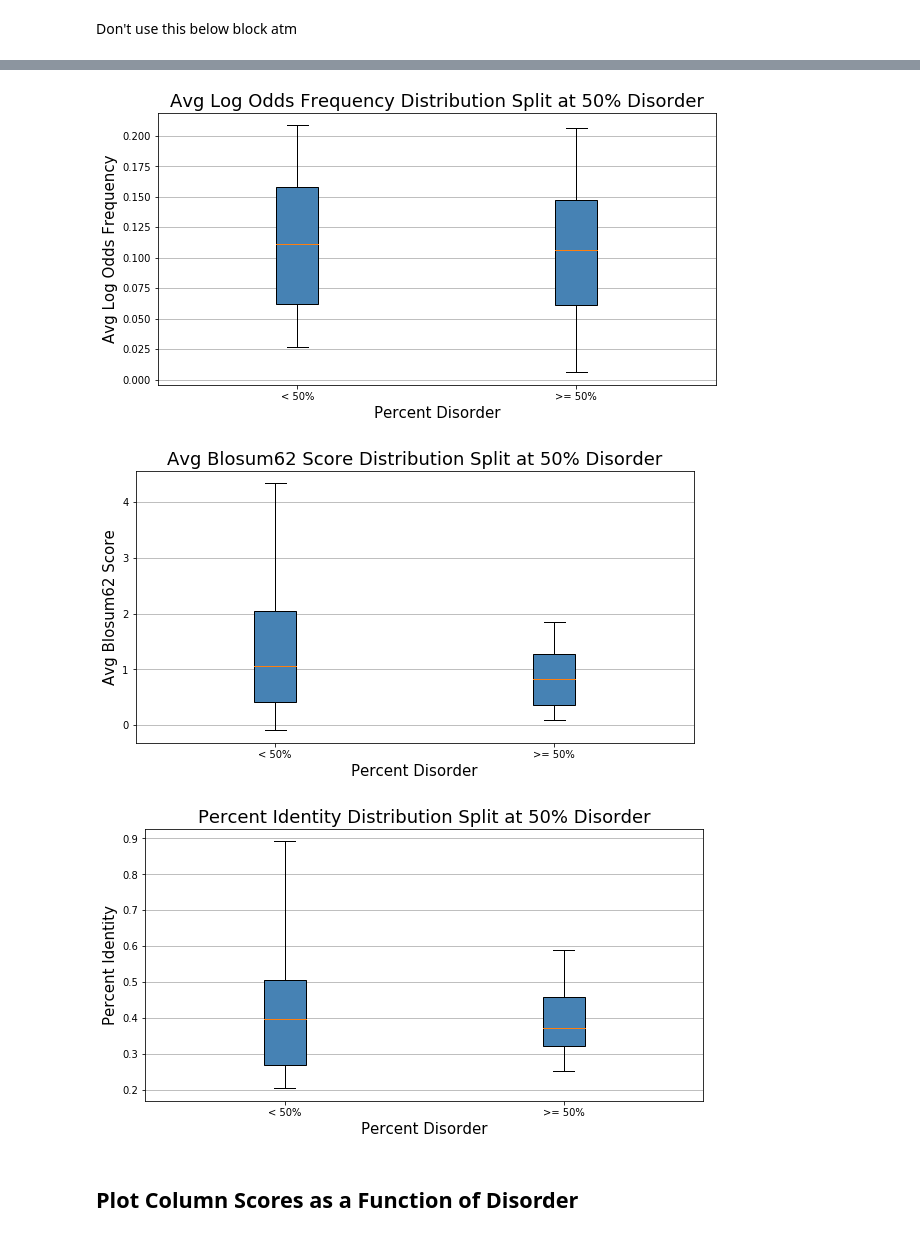
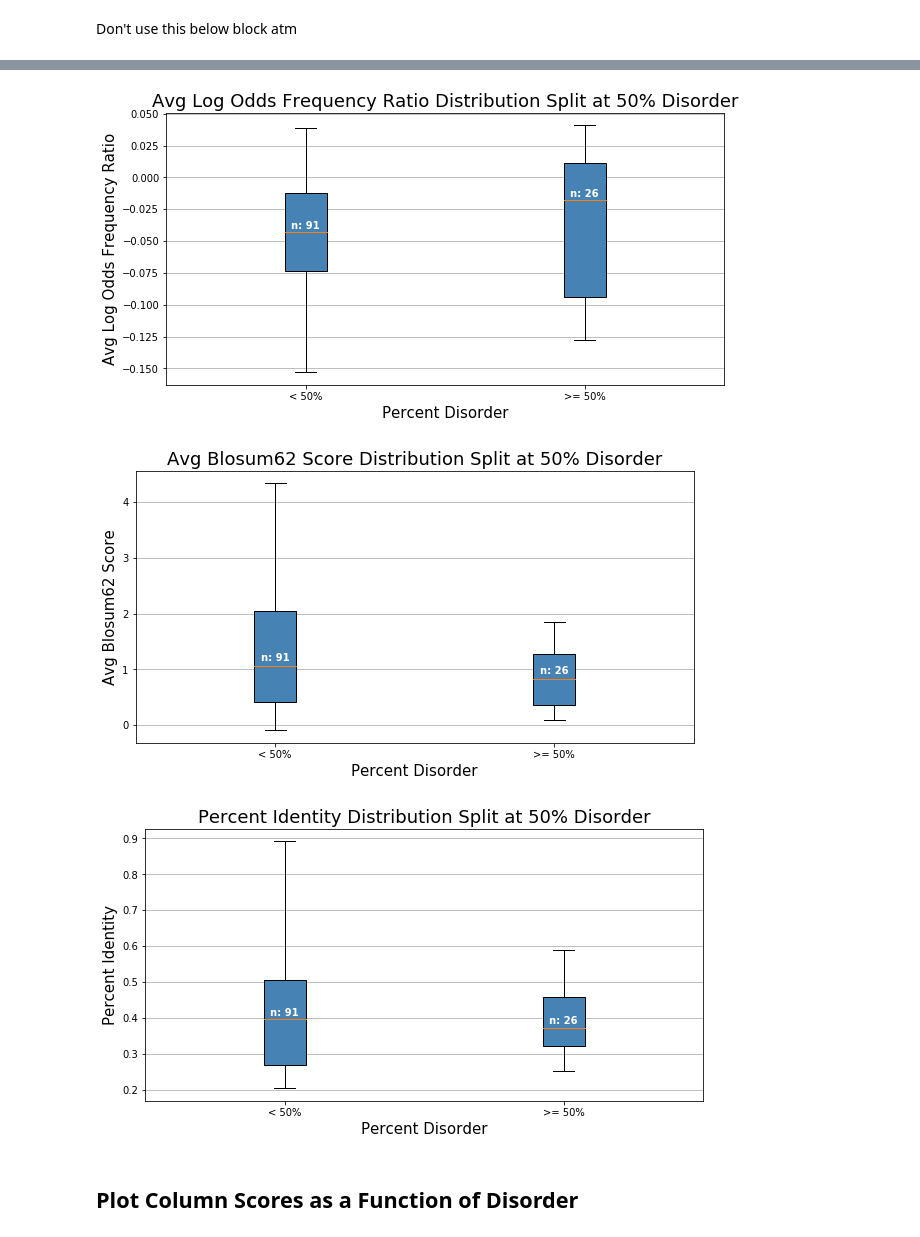
Before and after one commit to Fritos121/Codon-Usage-IDRs, a Jupyter notebook: plot_columns_P0A850.ipynb, the cells around one changed output, grey strips where cells are left out. Drawn from its saved outputs; the diff is of its cells as text; code cells hidden in the pictures.

```diff
--- a/plot_columns_P0A850.ipynb
+++ b/plot_columns_P0A850.ipynb
@@ -11,7 +11,7 @@ import warnings
 # remove to see copy warning in second box
 warnings.filterwarnings("ignore", module="pandas")
 
-in_fh = r"D:\Orthologs\Ortholog_Codon_Dist\PTHR30560\P0A850_ortholog_msa_scores3.data"
+in_fh = r"D:\Orthologs\Ortholog_Codon_Dist\PTHR30560\P0A850_ortholog_msa_scores2.data"
 
 df = pd.read_csv(in_fh)
 # %%
@@ -410,9 +383,9 @@ ax2.boxplot([df_clean_dis1["Avg Expected Frequency Score"], df_clean_dis2["Avg E
 ax2.set(title="Avg Expected Frequency Score")
 
 
-ax3.boxplot([df_clean_dis1["Avg Frequency Score Ratio"], df_clean_dis2["Avg Frequency Score Ratio"]], whis=[5, 95], showfliers=False,
+ax3.boxplot([df_clean_dis1["Log Avg Frequency Score Ratio"], df_clean_dis2["Log Avg Frequency Score Ratio"]], whis=[5, 95], showfliers=False,
                       patch_artist=True, boxprops=dict(facecolor=color, color="black"))
-ax3.set(title="Avg Frequency Score Ratio")
+ax3.set(title="Log Avg Frequency Score Ratio")
 
 ax4.boxplot([df_clean_dis1["Avg Frequency Ratio"], df_clean_dis2["Avg Frequency Ratio"]], whis=[5, 95], showfliers=False,
                       patch_artist=True, boxprops=dict(facecolor=color, color="black"))
@@ -420,9 +393,9 @@ ax4.set(title="Avg Frequency Ratio")
 
 
 
-ax5.boxplot([df_clean_dis1["Avg Log Odds Frequency"], df_clean_dis2["Avg Log Odds Frequency"]], whis=[5, 95], showfliers=False,
+ax5.boxplot([df_clean_dis1["Avg Log Odds Frequency Ratio"], df_clean_dis2["Avg Log Odds Frequency Ratio"]], whis=[5, 95], showfliers=False,
                       patch_artist=True, boxprops=dict(facecolor=color, color="black"))
-ax5.set(title="Avg Log Odds Frequency")
+ax5.set(title="Avg Log Odds Frequency Ratio")
 
 
 
@@ -440,17 +413,6 @@ for ax in fig.axes:
     ax.xaxis.set_tick_params(labelbottom=True)
     ax.grid(True, axis='y')
 
-# try to get median values to place the number of obsv in box
-'''
-nobs = [len(df_clean_dis1), len(df_clean_dis2)]
-nobs = ['n: ' + str(num) for num in nobs]
-pos = range(len(nobs))
-for ax in fig.axes:
-    for tick,label in zip(pos, ax.get_xticklabels()):
-        ax.text(pos[tick], medians[tick] + 0.03, nobs[tick],
-        horizontalalignment='center', size='x-small', color='w', weight='semibold')
-'''
-
 
 fig.subplots_adjust(hspace=0.4, wspace=0.3);
 # %% [output]
@@ -468,11 +430,29 @@ def plot_boxplot(column_name):
     boxplot = plt.boxplot([df_clean_dis1[column_name], df_clean_dis2[column_name]], whis=[5, 95], showfliers=False,
                           patch_artist=True, boxprops=dict(facecolor=color, color="black"))
 
+
+    # get medians to be used for locations
+    medians = []
+    for medline in boxplot['medians']:
+        linedata = medline.get_ydata()
+        median = linedata[0]
+        medians.append(median)
+
     plt.xticks([1,2], ["< 50%", ">= 50%"])
     #plt.yticks(fontsize=12)
     plt.ylabel(column_name, fontsize=15)
     plt.xlabel('Percent Disorder', fontsize=15)
-    plt.title(column_name + ' Distribution Split at 50% Disorder', fontsize=18);
+    plt.title(column_name + ' Distribution Split at 50% Disorder', fontsize=18)
+
+
+    nobs = [len(df_clean_dis1), len(df_clean_dis2)]
+    nobs = ['n: ' + str(num) for num in nobs]
+    pos = range(len(nobs))
+    yticks = plt.yticks()[0]
+    spacer = abs(yticks[1] - yticks[2]) * 0.1
+    for tick in pos:
+        plt.text(pos[tick]+1, medians[tick] + spacer, nobs[tick],
+        horizontalalignment='center', size='medium', color='w', weight='semibold');
 # %%
 plot_boxplot("Avg Frequency Score");
 # %% [output]
@@ -492,15 +480,15 @@ plot_boxplot("Avg Frequency Ratio");
 # %%
-plot_boxplot("Avg Log Odds Frequency");
+plot_boxplot("Avg Log Odds Frequency Ratio");
 # %% [output]
-[figure, old version]
+[figure, new version]
 # %%
 plot_boxplot('Avg Blosum62 Score');
 # %% [output]
-[figure, old version]
+[figure, new version]
 # %%
 plot_boxplot('Percent Identity');
 # %% [output]
-[figure, old version]
+[figure, new version]
 # %% [markdown]
 ## Plot Column Scores as a Function of Disorder
 # %% [markdown]
```
Also changed, not shown: parts of 45 cells of this notebook, 2 other files.
